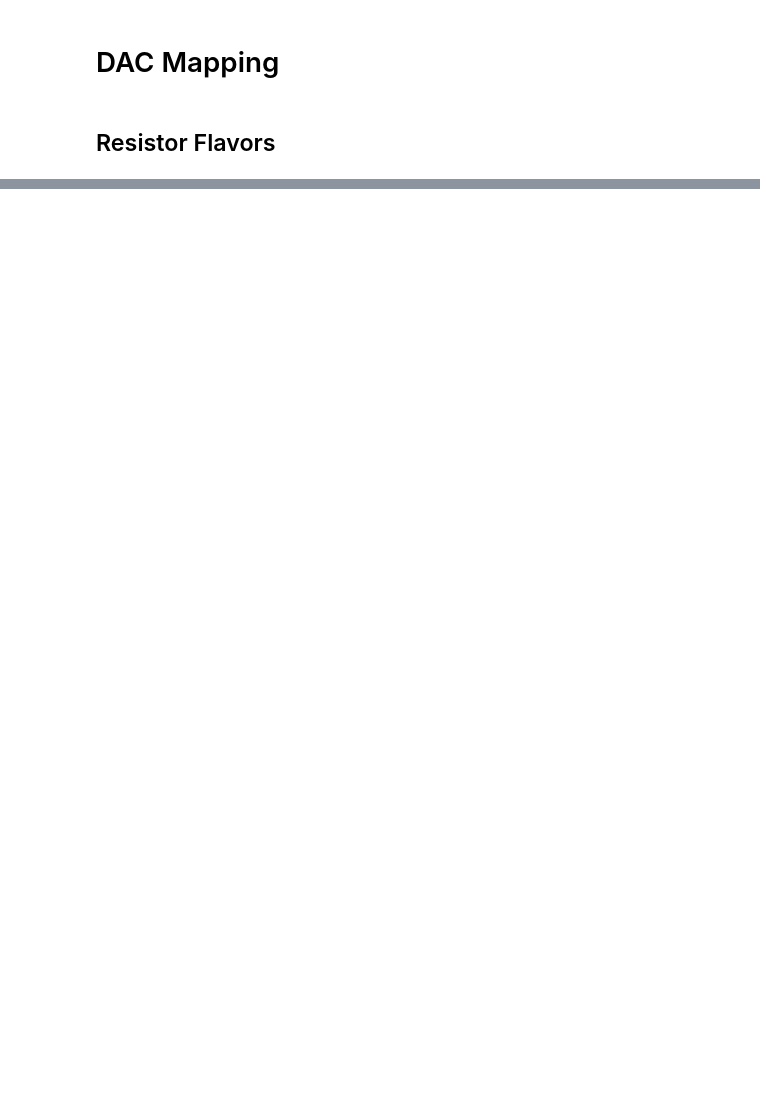
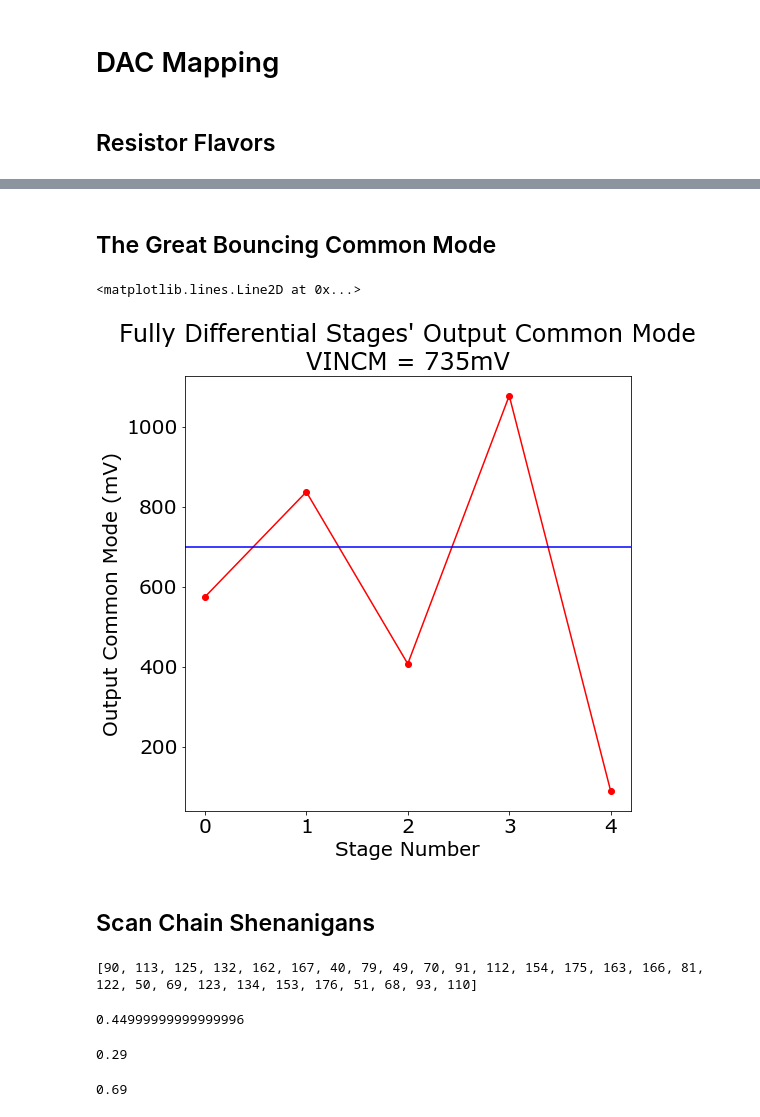
Before and after one commit to iiSmiley/span-ion-code, a Jupyter notebook: scratchpad_ll.ipynb, the cells around one changed output, grey strips where cells are left out. Saved outputs shown, nothing was run; the diff lists cells and outputs as text; code cells hidden in the pictures; blank space fills up the shorter version.

```diff
--- a/scratchpad_ll.ipynb
+++ b/scratchpad_ll.ipynb
@@ -724,0 +743,38 @@ for r in flavors:
+# %% [markdown]
+<h2>The Great Bouncing Common Mode</h2>
+# %%
+stage_num = np.arange(0,5,1)
+vincm_vec = np.array([574.5, 837.4, 407.3, 1078, 89.13])
+
+figsize = (8, 8)
+fig, ax = plt.subplots(figsize=figsize)
+
+ax.plot(stage_num, vincm_vec, 'r-o')
+ax.set_xlabel("Stage Number")
+ax.set_ylabel("Output Common Mode (mV)")
+ax.set_title("Fully Differential Stages' Output Common Mode\nVINCM = 735mV")
+ax.set_xticks(stage_num)
+ax.axhline(700, color='b')
+# ax.grid(True);
+# %% [output]
+<matplotlib.lines.Line2D at 0x...>
+[figure, added]
+# %% [markdown]
+<h2>Scan Chain Shenanigans</h2>
+# %%
+order = [110,93,68,51,176,153,134,123,69,50,122,81,166,163,175,154,112,91,70,49,79,40,167,162,132,125,113,90]
+print(order[::-1])
+# %% [output]
+[90, 113, 125, 132, 162, 167, 40, 79, 49, 70, 91, 112, 154, 175, 163, 166, 81, 122, 50, 69, 123, 134, 153, 176, 51, 68, 93, 110]
+# %%
+.83-.38
+# %% [output]
+0.44999999999999996
+# %%
+(.96-.38)/2
+# %% [output]
+0.29
+# %%
+1.45-2*.38
+# %% [output]
+0.69
```
Also changed, not shown: parts of 9 cells of this notebook, 2 other files.
